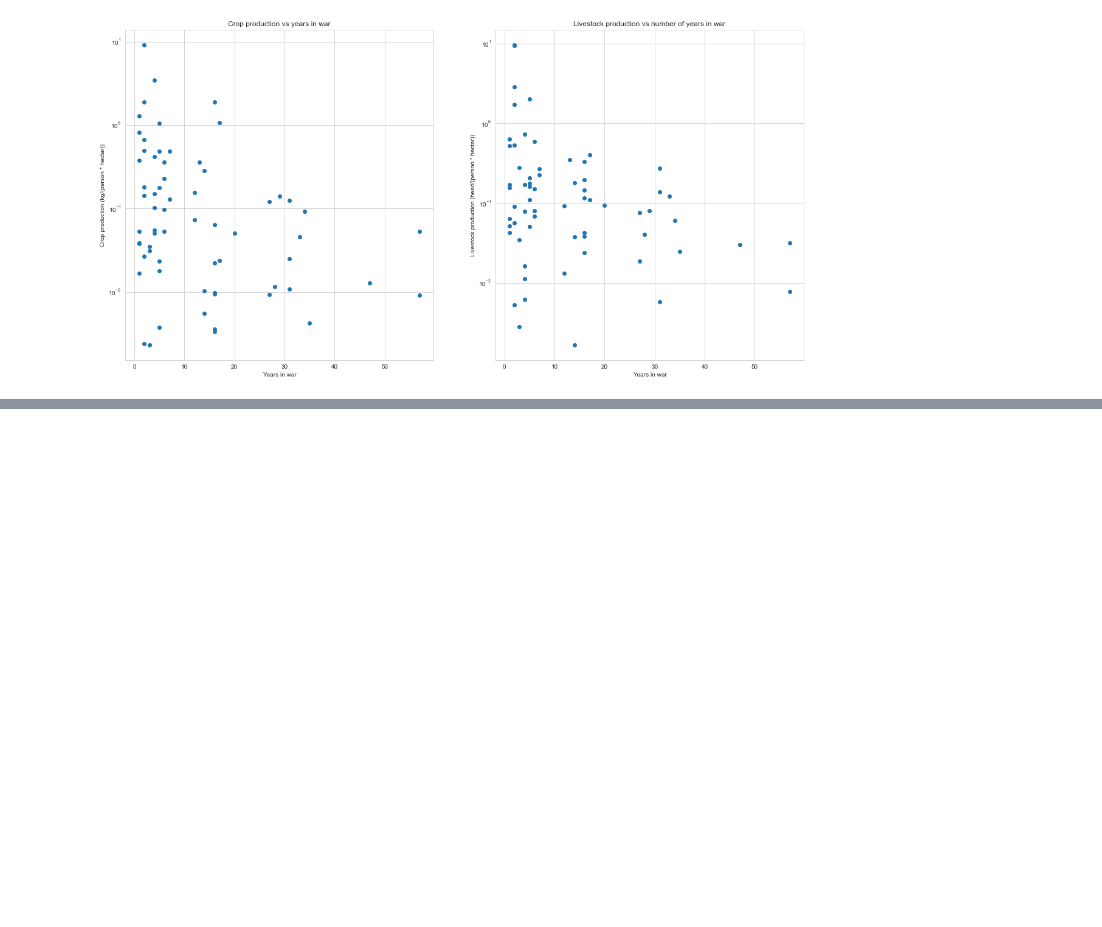
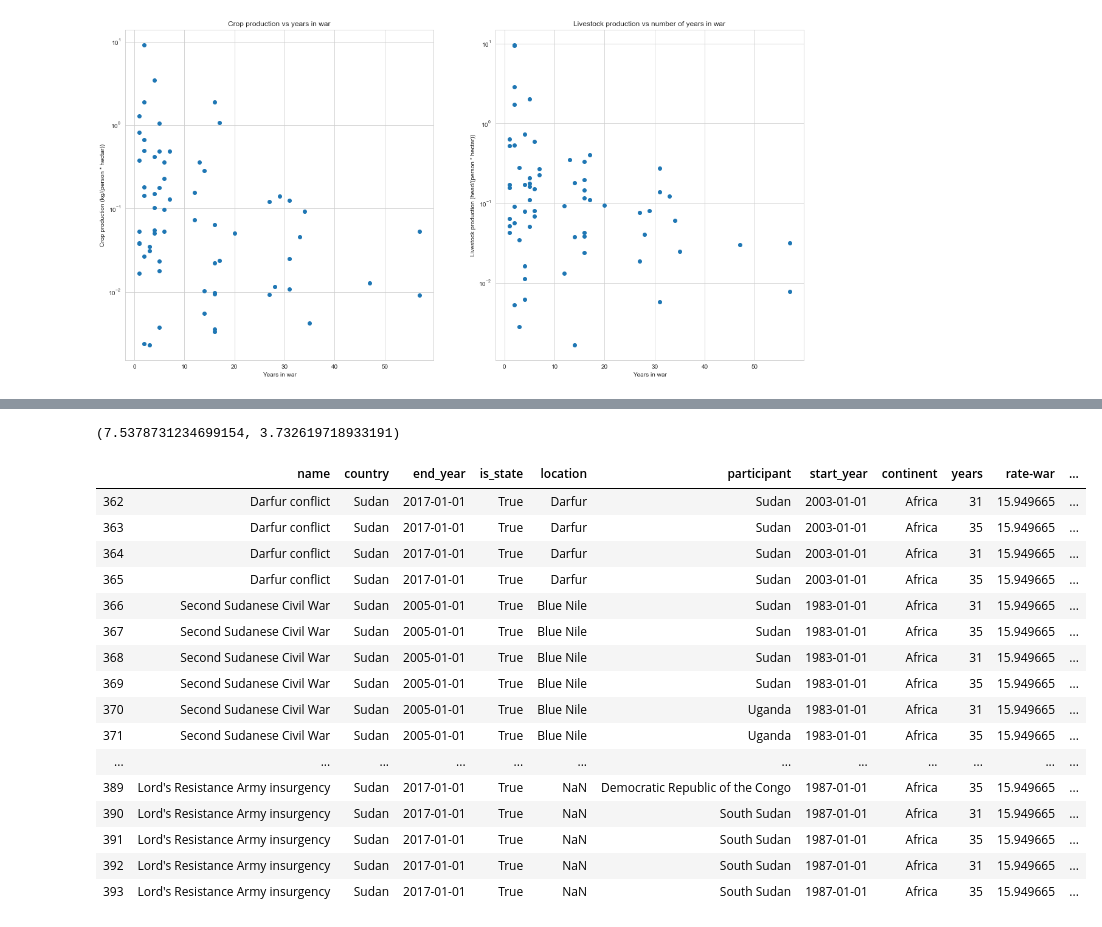
Before and after one commit to pull-fiction/make-crops-not-war, a Jupyter notebook: notebooks/general_overview.ipynb, the cells around one changed output, grey strips where cells are left out. Drawn from its saved outputs; the diff is of its cells as text; code cells hidden in the pictures; blank space fills up the shorter version.

```diff
--- a/notebooks/general_overview.ipynb
+++ b/notebooks/general_overview.ipynb
@@ -152,0 +220,3 @@ wars_df['country'].replace("People's Republic of China", "China", inplace = True
+# %%
+wars_rate_df = pd.merge(wars_rate_df, centroids_df, left_on='country', right_on='country')
+wars_rate_df = pd.merge(wars_rate_df, years_per_country, left_on='country', right_on='country')
@@ -267,0 +293,5 @@ wars_df.head(50)
+# %%
+# Test the function...
+compute_rate(wars_rate_df, 'Sudan', merged_crops_data)
+# %% [output]
+(7.5378731234699154, 3.732619718933191)
@@ -267,0 +300,23 @@ wars_df.head(50)
+# %%
+# Sudan's war rate is doubled for some reason here, while when you run it once (above cell) it is not O_o
+# this is probably the case for other countries as well, hence why the plot looks the way it does...
+
+wars_rate_df.loc[wars_rate_df['country'] == 'Sudan']
+# %% [output]
+|  | name | country | end_year | is_state | location | participant | start_year | continent | years | rate-war | ... |
+| 362 | Darfur conflict | Sudan | 2017-01-01 | True | Darfur | Sudan | 2003-01-01 | Africa | 31 | 15.949665 | ... |
+| 363 | Darfur conflict | Sudan | 2017-01-01 | True | Darfur | Sudan | 2003-01-01 | Africa | 35 | 15.949665 | ... |
+| 364 | Darfur conflict | Sudan | 2017-01-01 | True | Darfur | Sudan | 2003-01-01 | Africa | 31 | 15.949665 | ... |
+| 365 | Darfur conflict | Sudan | 2017-01-01 | True | Darfur | Sudan | 2003-01-01 | Africa | 35 | 15.949665 | ... |
+| 366 | Second Sudanese Civil War | Sudan | 2005-01-01 | True | Blue Nile | Sudan | 1983-01-01 | Africa | 31 | 15.949665 | ... |
+| 367 | Second Sudanese Civil War | Sudan | 2005-01-01 | True | Blue Nile | Sudan | 1983-01-01 | Africa | 35 | 15.949665 | ... |
+| 368 | Second Sudanese Civil War | Sudan | 2005-01-01 | True | Blue Nile | Sudan | 1983-01-01 | Africa | 31 | 15.949665 | ... |
+| 369 | Second Sudanese Civil War | Sudan | 2005-01-01 | True | Blue Nile | Sudan | 1983-01-01 | Africa | 35 | 15.949665 | ... |
+| 370 | Second Sudanese Civil War | Sudan | 2005-01-01 | True | Blue Nile | Uganda | 1983-01-01 | Africa | 31 | 15.949665 | ... |
+| 371 | Second Sudanese Civil War | Sudan | 2005-01-01 | True | Blue Nile | Uganda | 1983-01-01 | Africa | 35 | 15.949665 | ... |
+| ... | ... | ... | ... | ... | ... | ... | ... | ... | ... | ... | ... |
+| 389 | Lord's Resistance Army insurgency | Sudan | 2017-01-01 | True | NaN | Democratic Republic of the Congo | 1987-01-01 | Africa | 35 | 15.949665 | ... |
+| 390 | Lord's Resistance Army insurgency | Sudan | 2017-01-01 | True | NaN | South Sudan | 1987-01-01 | Africa | 31 | 15.949665 | ... |
+| 391 | Lord's Resistance Army insurgency | Sudan | 2017-01-01 | True | NaN | South Sudan | 1987-01-01 | Africa | 35 | 15.949665 | ... |
+| 392 | Lord's Resistance Army insurgency | Sudan | 2017-01-01 | True | NaN | South Sudan | 1987-01-01 | Africa | 31 | 15.949665 | ... |
+| 393 | Lord's Resistance Army insurgency | Sudan | 2017-01-01 | True | NaN | South Sudan | 1987-01-01 | Africa | 35 | 15.949665 | ... |
```
Also changed, not shown: parts of 20 cells of this notebook.
